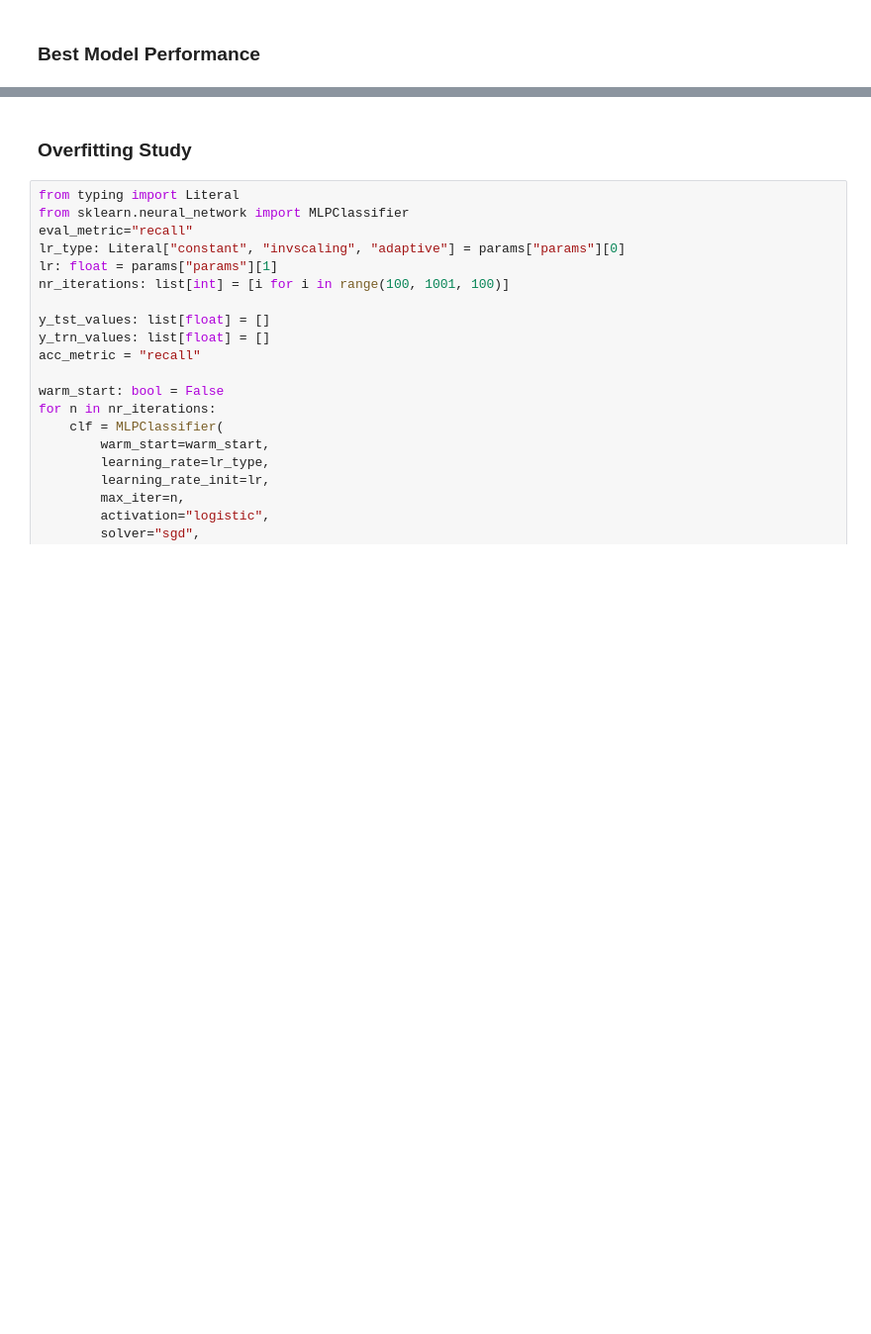
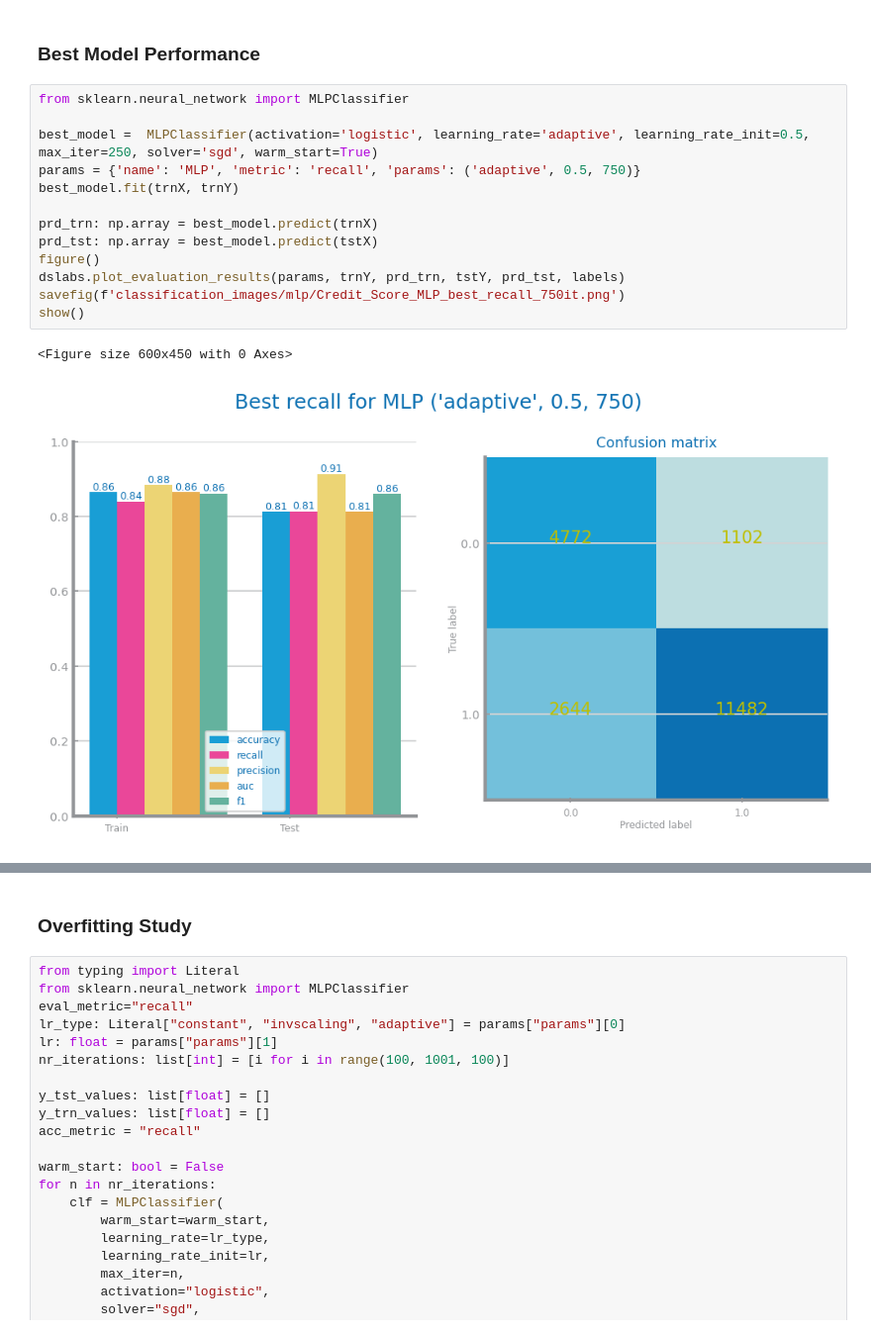
Before and after one commit to franciscoAbreuTecnico/Data-Science-IST, a Jupyter notebook: dataset_services/multi_layer_perceptron.ipynb, the cells around one changed output, grey strips where cells are left out. Shown at 99% size. Saved outputs shown, nothing was run; the diff lists cells and outputs as text; blank space fills up the shorter version.

```diff
--- a/dataset_services/multi_layer_perceptron.ipynb
+++ b/dataset_services/multi_layer_perceptron.ipynb
@@ -110,3 +150,19 @@ show()
 # %% [markdown]
 ### Best Model Performance
+# %%
+from sklearn.neural_network import MLPClassifier
+
+best_model =  MLPClassifier(activation='logistic', learning_rate='adaptive', learning_rate_init=0.5, max_iter=250, solver='sgd', warm_start=True)
+params = {'name': 'MLP', 'metric': 'recall', 'params': ('adaptive', 0.5, 750)}
+best_model.fit(trnX, trnY)
+
+prd_trn: np.array = best_model.predict(trnX)
+prd_tst: np.array = best_model.predict(tstX)
+figure()
+dslabs.plot_evaluation_results(params, trnY, prd_trn, tstY, prd_tst, labels)
+savefig(f'classification_images/mlp/Credit_Score_MLP_best_recall_750it.png')
+show()
+# %% [output]
+<Figure size 600x450 with 0 Axes>
+[figure, added]
 # %%
```
Also changed, not shown: parts of 9 cells of this notebook, 28 other files.
